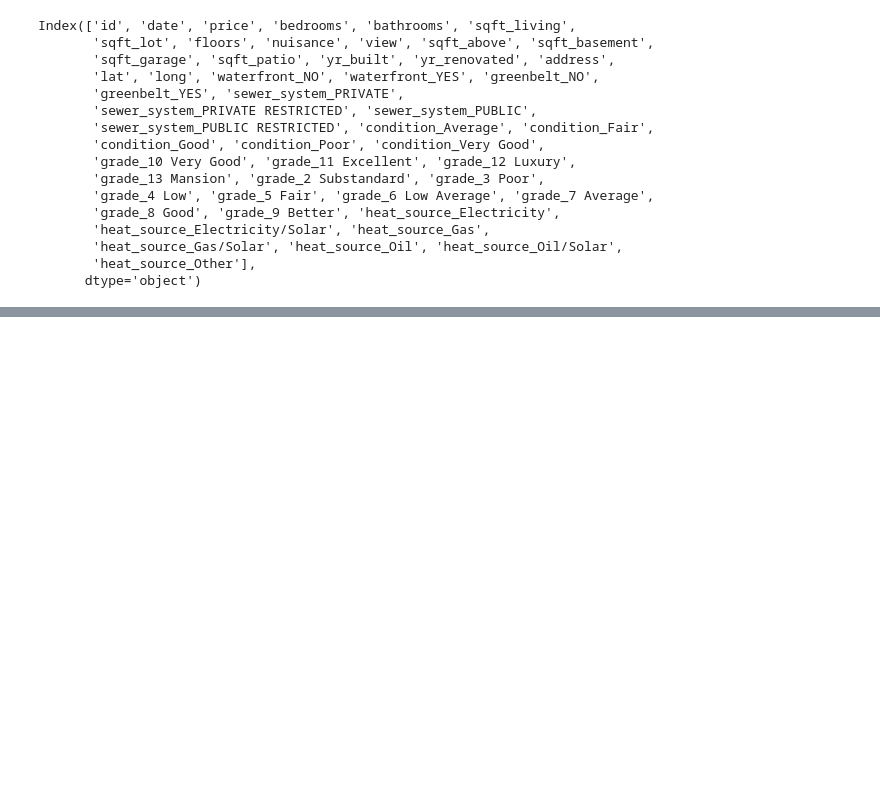
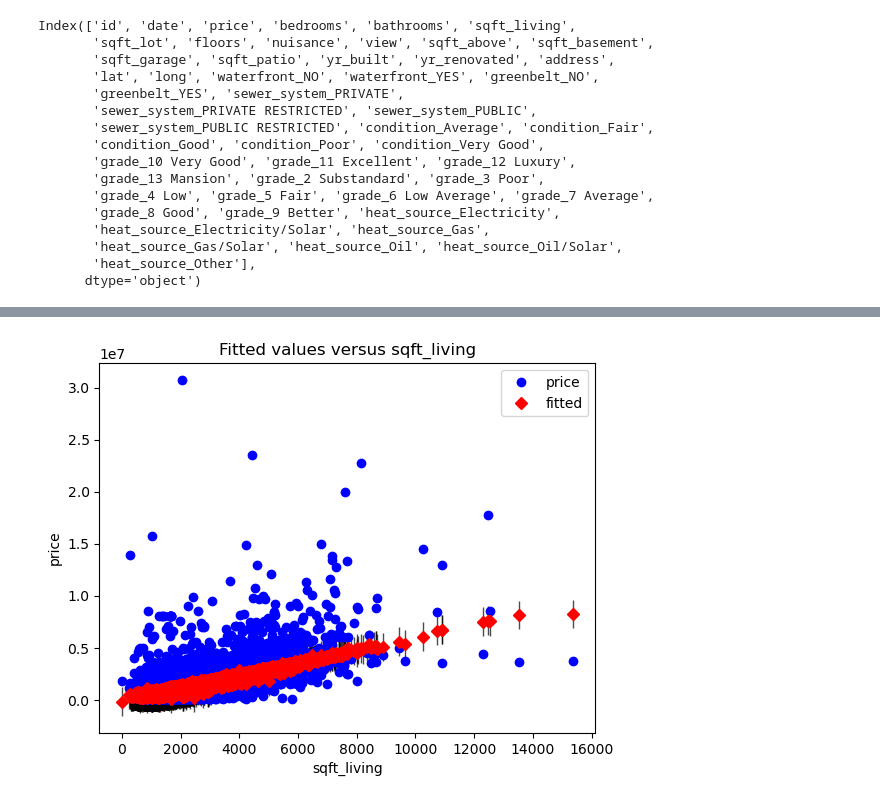
Before and after one commit to jguzzo522/2project, a Jupyter notebook: 2project.ipynb, the cells around one changed output, grey strips where cells are left out. Drawn from its saved outputs; the diff is of its cells as text; code cells hidden in the pictures; blank space fills up the shorter version.

```diff
--- a/2project.ipynb
+++ b/2project.ipynb
@@ -346,0 +597,5 @@ plt.show()
+# %%
+sm.graphics.plot_fit(model_significant, "sqft_living")
+plt.show()
+# %% [output]
+[figure, added]
```
Also changed, not shown: parts of 24 cells of this notebook.
